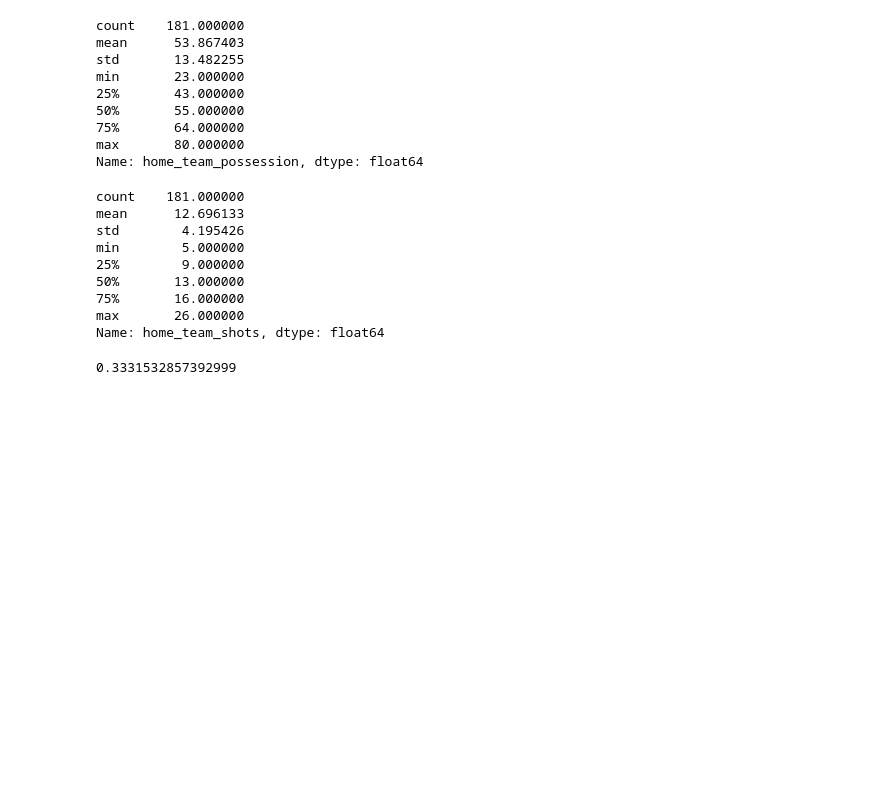
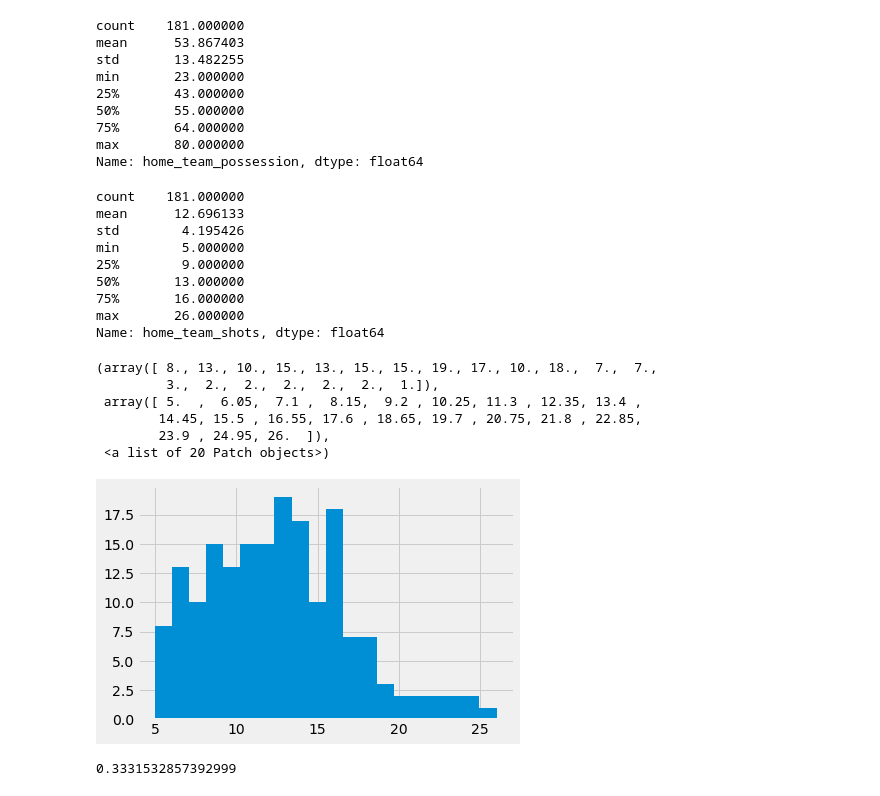
Before and after one commit to colm-o-caoimh/FootballSimulation, a Jupyter notebook: PDA_Project2020.ipynb, the cells around one changed output. Cells and saved outputs as stored; diff of their text form; code cells hidden in the pictures; blank space fills up the shorter version.

```diff
--- a/PDA_Project2020.ipynb
+++ b/PDA_Project2020.ipynb
@@ -675,6 +696,16 @@ min        5.000000
 75%       16.000000
 max       26.000000
 Name: home_team_shots, dtype: float64
+# %%
+plt.hist(win_shots, bins=20)
+# %% [output]
+(array([ 8., 13., 10., 15., 13., 15., 15., 19., 17., 10., 18.,  7.,  7.,
+         3.,  2.,  2.,  2.,  2.,  2.,  1.]),
+ array([ 5.  ,  6.05,  7.1 ,  8.15,  9.2 , 10.25, 11.3 , 12.35, 13.4 ,
+        14.45, 15.5 , 16.55, 17.6 , 18.65, 19.7 , 20.75, 21.8 , 22.85,
+        23.9 , 24.95, 26.  ]),
+ <a list of 20 Patch objects>)
+[figure, added]
 # %%
 draw_possession.corr(draw_shots)
 # %% [output]
```
Also changed, not shown: parts of 53 cells of this notebook.
